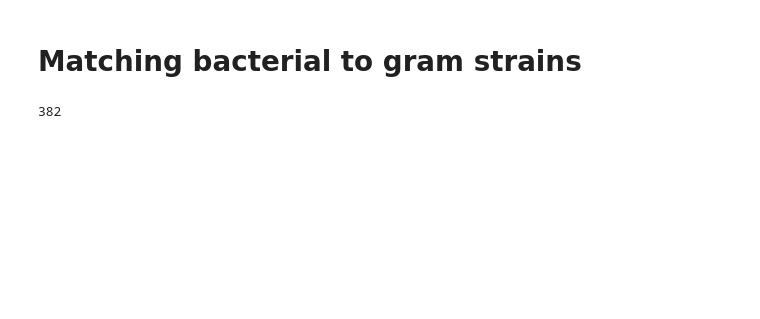
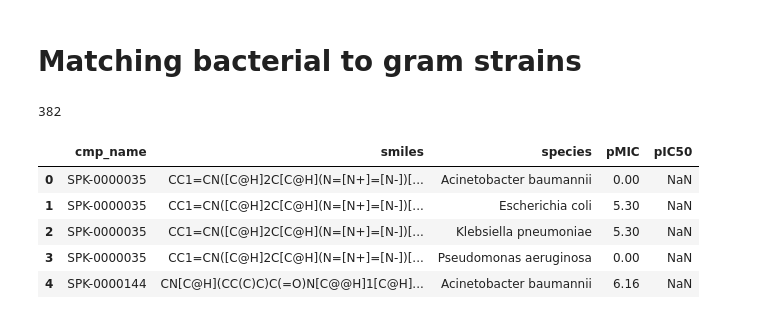
Before and after one commit to IMI-COMBINE/broad_spectrum_prediction, a Jupyter notebook: preprocess/spark_process.ipynb, the cells around one changed output. Saved outputs shown, nothing was run; the diff lists cells and outputs as text; code cells hidden in the pictures; blank space fills up the shorter version.

```diff
--- a/preprocess/spark_process.ipynb
+++ b/preprocess/spark_process.ipynb
@@ -517,4 +526,19 @@ len(bacterial_species)
 382
 # %%
 df["strain_type"] = df["species"].map(bacterial_species)
+# %%
+final_df = (
+    df.groupby(by=["cmp_name", "smiles", "species"])
+    .agg({"pMIC": "max", "pIC50": "max"})
+    .reset_index()
+)
+# %%
+final_df.head()
+# %% [output]
+|  | cmp_name | smiles | species | pMIC | pIC50 |
+| 0 | SPK-0000035 | CC1=CN([C@H]2C[C@H](N=[N+]=[N-])[... | Acinetobacter baumannii | 0.00 | NaN |
+| 1 | SPK-0000035 | CC1=CN([C@H]2C[C@H](N=[N+]=[N-])[... | Escherichia coli | 5.30 | NaN |
+| 2 | SPK-0000035 | CC1=CN([C@H]2C[C@H](N=[N+]=[N-])[... | Klebsiella pneumoniae | 5.30 | NaN |
+| 3 | SPK-0000035 | CC1=CN([C@H]2C[C@H](N=[N+]=[N-])[... | Pseudomonas aeruginosa | 0.00 | NaN |
+| 4 | SPK-0000144 | CN[C@H](CC(C)C)C(=O)N[C@@H]1[C@H]... | Acinetobacter baumannii | 6.16 | NaN |
 # %%
```
Also changed, not shown: parts of 6 cells of this notebook, 1 other file.
